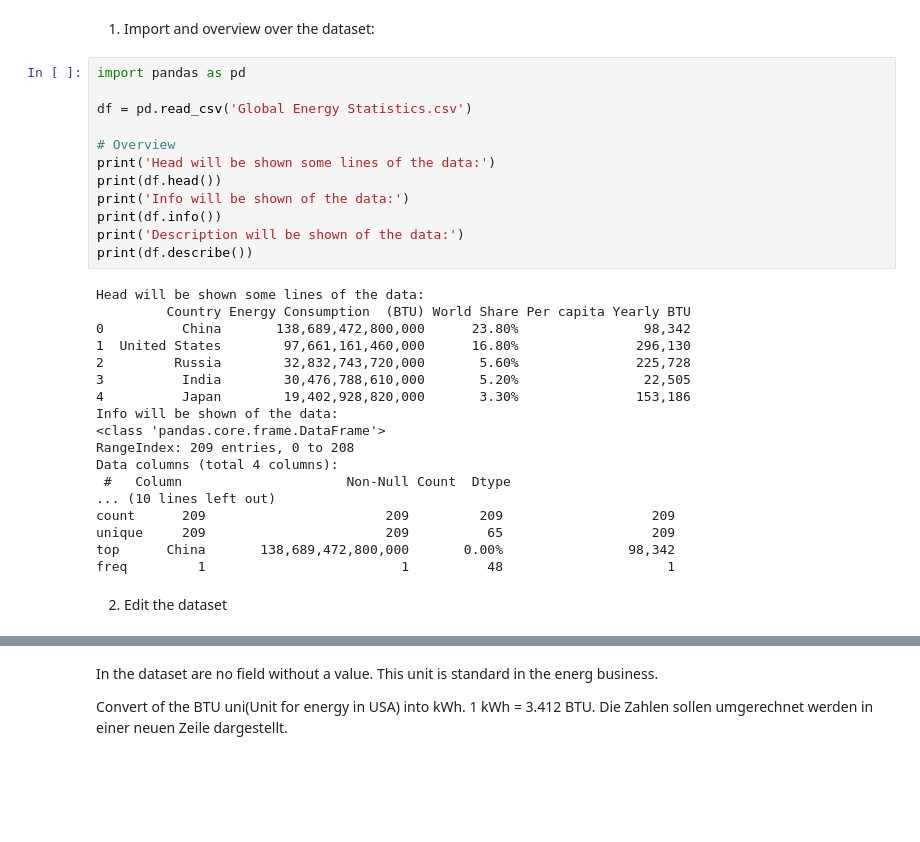
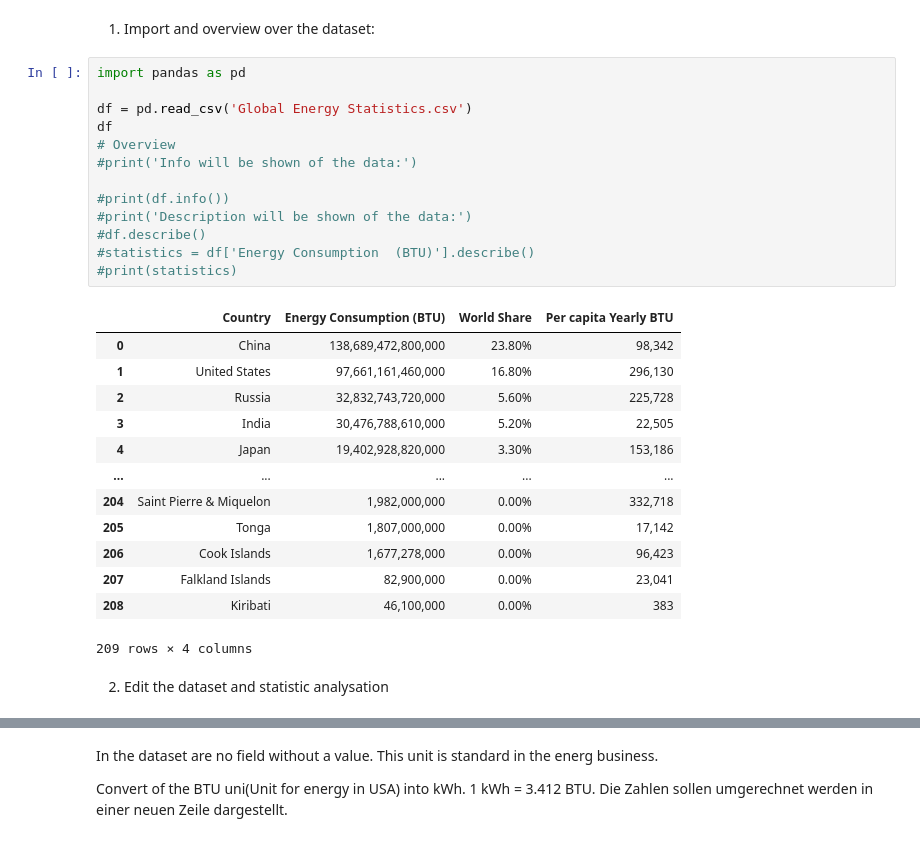
Before and after one commit to MichaelBieri/FFHS_PythonAndFriends, a Jupyter notebook: Abgaben/Teil3_Anwendung von Pandas.ipynb, the cells around one changed output, grey strips where cells are left out. Drawn from its saved outputs; the diff is of its cells as text; blank space fills up the shorter version.

```diff
--- a/Abgaben/Teil3_Anwendung von Pandas.ipynb
+++ b/Abgaben/Teil3_Anwendung von Pandas.ipynb
@@ -14,35 +14,32 @@ warnings.filterwarnings('ignore')
 # %%
 import pandas as pd
 
 df = pd.read_csv('Global Energy Statistics.csv')
+df
+# Overview
+#print('Info will be shown of the data:')
 
-# Overview
-print('Head will be shown some lines of the data:')
-print(df.head())
-print('Info will be shown of the data:')
-print(df.info())
-print('Description will be shown of the data:')
-print(df.describe())
+#print(df.info())
+#print('Description will be shown of the data:')
+#df.describe()
+#statistics = df['Energy Consumption  (BTU)'].describe()
+#print(statistics)
 # %% [output]
+|  | Country | Energy Consumption (BTU) | World Share | Per capita Yearly BTU |
+| 0 | China | 138,689,472,800,000 | 23.80% | 98,342 |
+| 1 | United States | 97,661,161,460,000 | 16.80% | 296,130 |
+| 2 | Russia | 32,832,743,720,000 | 5.60% | 225,728 |
+| 3 | India | 30,476,788,610,000 | 5.20% | 22,505 |
+| 4 | Japan | 19,402,928,820,000 | 3.30% | 153,186 |
+| ... | ... | ... | ... | ... |
+| 204 | Saint Pierre & Miquelon | 1,982,000,000 | 0.00% | 332,718 |
+| 205 | Tonga | 1,807,000,000 | 0.00% | 17,142 |
+| 206 | Cook Islands | 1,677,278,000 | 0.00% | 96,423 |
+| 207 | Falkland Islands | 82,900,000 | 0.00% | 23,041 |
+| 208 | Kiribati | 46,100,000 | 0.00% | 383 |
-Head will be shown some lines of the data:
-         Country Energy Consumption  (BTU) World Share Per capita Yearly BTU
-0          China       138,689,472,800,000      23.80%                98,342
-1  United States        97,661,161,460,000      16.80%               296,130
-2         Russia        32,832,743,720,000       5.60%               225,728
-3          India        30,476,788,610,000       5.20%                22,505
-4          Japan        19,402,928,820,000       3.30%               153,186
-Info will be shown of the data:
-<class 'pandas.core.frame.DataFrame'>
-RangeIndex: 209 entries, 0 to 208
-Data columns (total 4 columns):
- #   Column                     Non-Null Count  Dtype
-... (10 lines left out)
-count      209                       209         209                   209
-unique     209                       209          65                   209
-top      China       138,689,472,800,000       0.00%                98,342
-freq         1                         1          48                     1
+209 rows × 4 columns
 # %% [markdown]
-2. Edit the dataset
+2. Edit the dataset and statistic analysation
 # %%
 # Show missing values
 print(df.isnull().sum())
```
Also changed, not shown: parts of 5 cells of this notebook.
